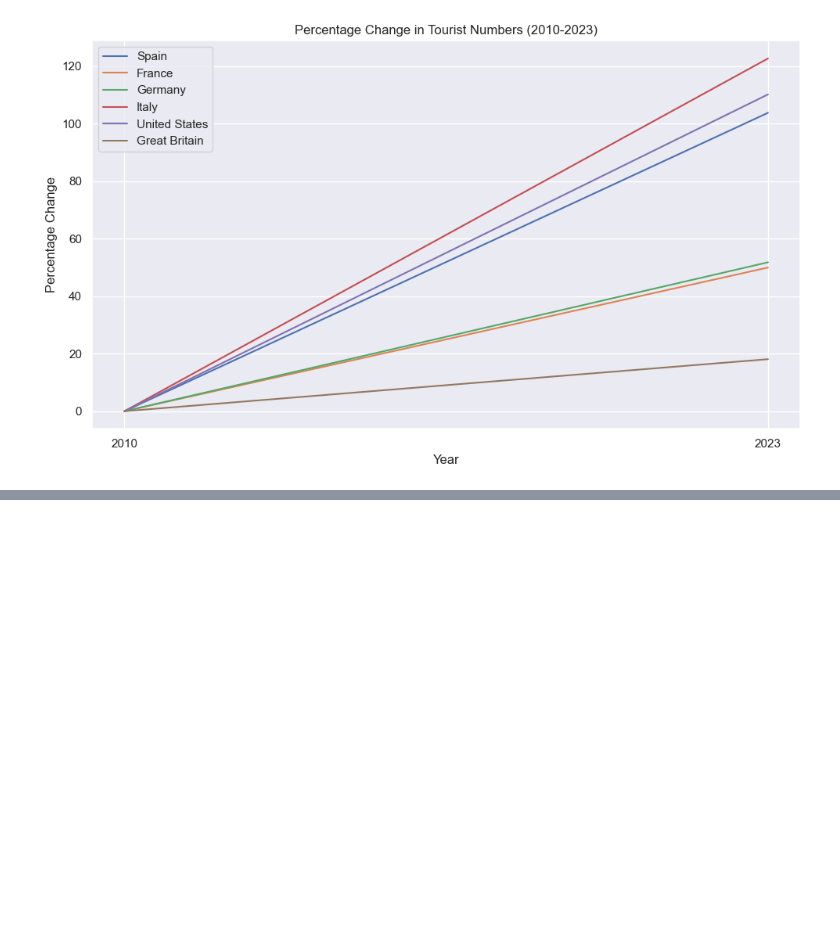
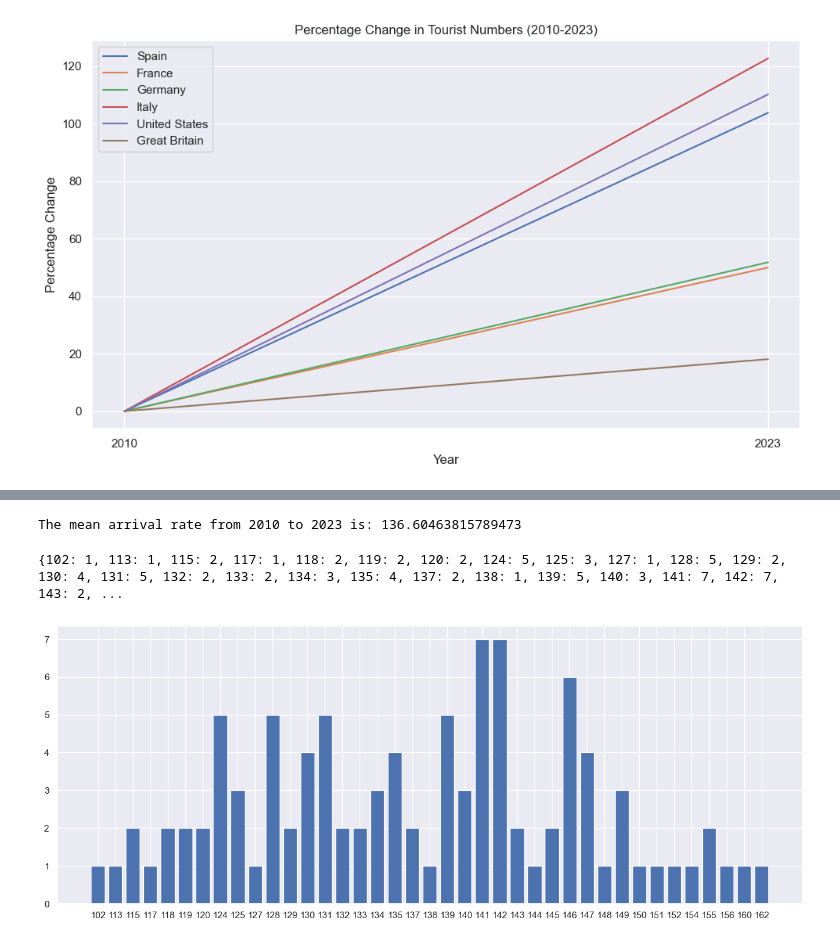
Before and after one commit to CoreyLouiseHughes/CA1_Tourism_CoreyHughes, a Jupyter notebook: Tourism_CA1.ipynb, the cells around one changed output, grey strips where cells are left out. Cells and saved outputs as stored; diff of their text form; code cells hidden in the pictures; blank space fills up the shorter version.

```diff
--- a/Tourism_CA1.ipynb
+++ b/Tourism_CA1.ipynb
@@ -683,0 +647,30 @@ ValueError: max() arg is an empty sequence
+# %%
+from scipy.stats import poisson
+mean_arrival_rate_2010_to_2023 = df_update['VALUE'].mean()
+
+# Generate random variates (samples) from a Poisson distribution using the mean arrival rate
+x_rvs = poisson.rvs(mean_arrival_rate_2010_to_2023, size=23, random_state=2)
+print(f"The mean arrival rate from 2010 to 2023 is: {mean_arrival_rate_2010_to_2023}")
+# %% [output]
+The mean arrival rate from 2010 to 2023 is: 136.60463815789473
+# %%
+x_rvs = np.random.poisson(mean_arrival_rate_2010_to_2023, size=100)
+
+# Count the occurrences of each value and create a dictionary
+df_update = dict(zip(*np.unique(x_rvs, return_counts=True)))
+
+# Print the dictionary
+print(df_update)
+
+#This distribution can provide insights into the variability and common patterns in tourist arrivals over the years.
+# %% [output]
+{102: 1, 113: 1, 115: 2, 117: 1, 118: 2, 119: 2, 120: 2, 124: 5, 125: 3, 127: 1, 128: 5, 129: 2, 130: 4, 131: 5, 132: 2, 133: 2, 134: 3, 135: 4, 137: 2, 138: 1, 139: 5, 140: 3, 141: 7, 142: 7, 143: 2, ...
+# %%
+fig, ax = plt.subplots(figsize=(16,6))
+ax.bar(range(len(df_update)), list(df_update.values()), align = 'center')
+plt.xticks(range(len(df_update)), list(df_update.keys()))
+plt.show()
+
+#You can analyze the distribution to identify common trends
+# %% [output]
+[figure, added]
```
Also changed, not shown: parts of 17 cells of this notebook.
